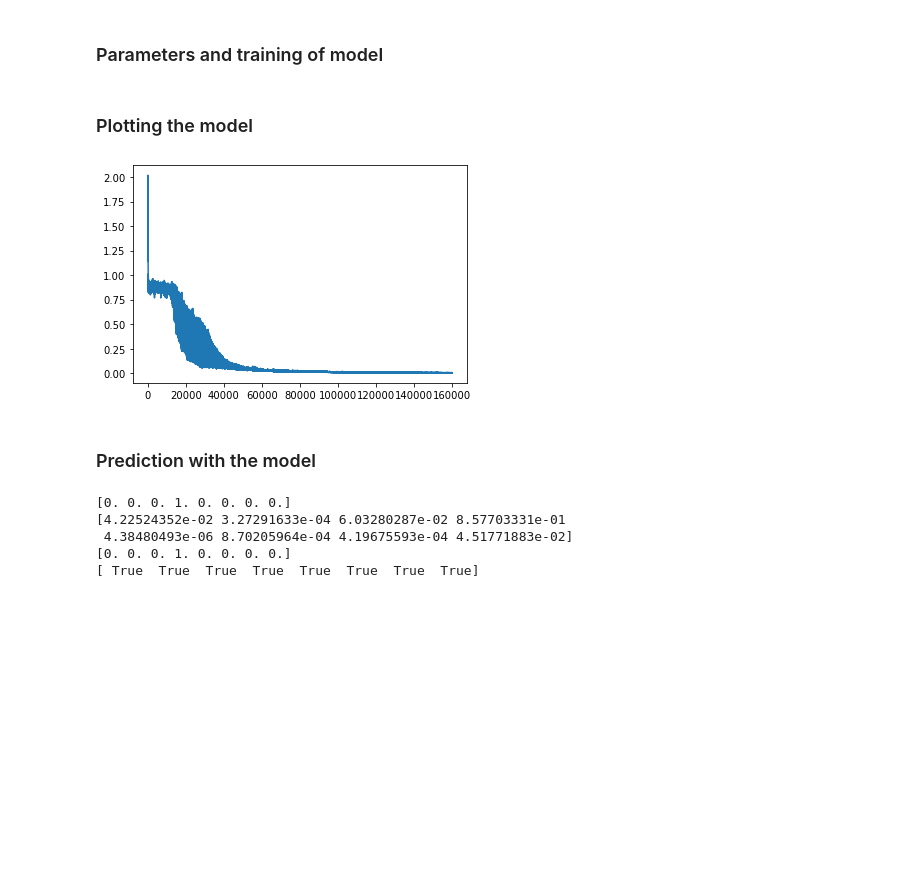
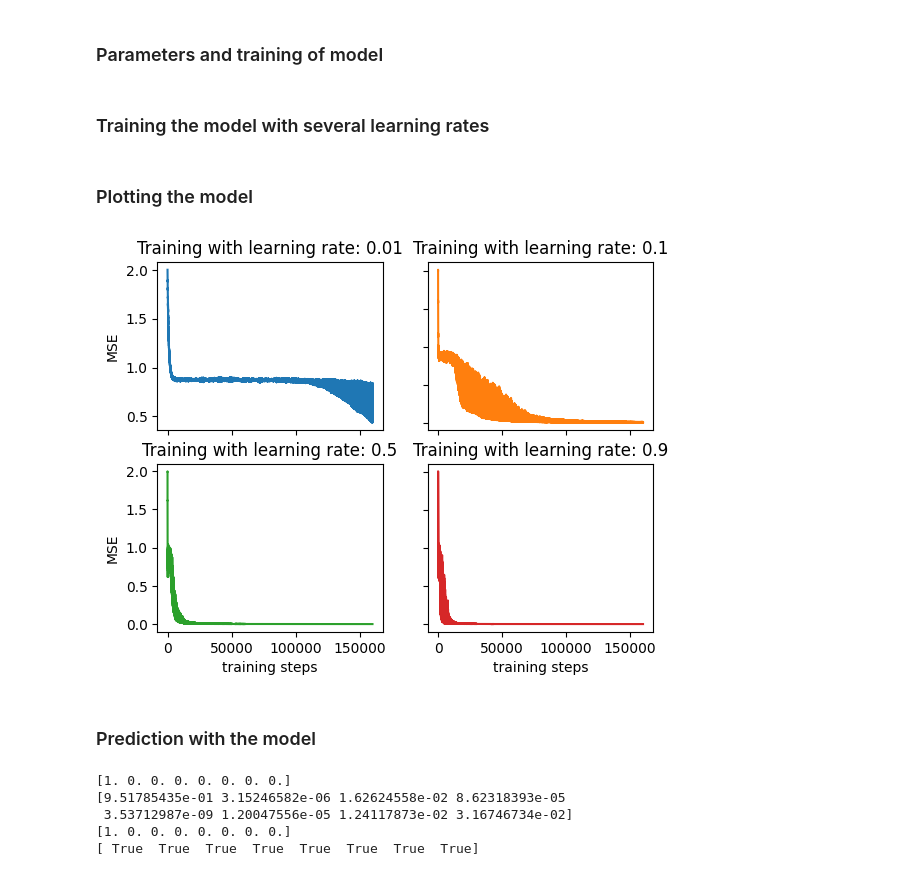
Before and after one commit to SimonJasansky/ACML, a Jupyter notebook: backprop_v3.ipynb, the cells around one changed output. Cells and saved outputs as stored; diff of their text form; code cells hidden in the pictures; blank space fills up the shorter version.

Commit message:
formatted and added new plots

```diff
--- a/backprop_v3.ipynb
+++ b/backprop_v3.ipynb
@@ -108,16 +109,57 @@ W1, W2, loss = train(
+# %% [markdown]
+### Training the model with several learning rates
+# %%
+lr_list = [0.01, 0.1, 0.5, 0.9]
+losses = list()
+
+for lr in lr_list:
+    W1 = np.random.normal(0, 0.01, 3*9).reshape(3, 9) # 3x9 matrix
+    W2 = np.random.normal(0, 0.01, 8*4).reshape(8, 4) # 8x4 matrix
+
+    _, _, loss = train(
+        inputs = inputs,
+        W1 = W1,
+        W2 = W2,
+        batch_size = 8,
+        epochs = 20000,
+        lr = lr,
+        weight_decay = 0.0001
+    )
+
+    losses.append(loss)
 # %% [markdown]
 ### Plotting the model
-# %%
-import matplotlib.pyplot as plt
-plt.plot((list(range(len(loss)))), loss)
-plt.show()
-# %% [output]
-[figure, removed]
+# %%
+import matplotlib.pyplot as plt
+
+figure, axis = plt.subplots(2, 2)
+
+axis[0, 0].plot((list(range(len(losses[0])))), losses[0])
+axis[0, 0].set_title(f"Training with learning rate: {lr_list[0]}")
+
+axis[0, 1].plot((list(range(len(losses[1])))), losses[1], 'tab:orange')
+axis[0, 1].set_title(f"Training with learning rate: {lr_list[1]}")
+
+axis[1, 0].plot((list(range(len(losses[2])))), losses[2], 'tab:green')
+axis[1, 0].set_title(f"Training with learning rate: {lr_list[2]}")
+
+axis[1, 1].plot((list(range(len(losses[3])))), losses[3], 'tab:red')
+axis[1, 1].set_title(f"Training with learning rate: {lr_list[3]}")
+
+for ax in axis.flat:
+    ax.set(xlabel='training steps', ylabel='MSE')
+
+for ax in axis.flat:
+    ax.label_outer()
+
+plt.show()
+# %% [output]
+[figure, added]
 # %% [markdown]
 ### Prediction with the model
 # %%
 # select some input
-index = 3
+index = 0
 print(np.delete(inputs[index], 0).reshape(1,-1)[0])
 _, output = forward_prop(inputs[index], W1, W2)
 print(output)
@@ -126,8 +168,8 @@ print((argmax(output) == np.delete(inputs[index], 0).reshape(1,-1)[0]))
 
 # indeed the model predicted well for this input
 # %% [output]
-[0. 0. 0. 1. 0. 0. 0. 0.]
-[4.22524352e-02 3.27291633e-04 6.03280287e-02 8.57703331e-01
- 4.38480493e-06 8.70205964e-04 4.19675593e-04 4.51771883e-02]
-[0. 0. 0. 1. 0. 0. 0. 0.]
+[1. 0. 0. 0. 0. 0. 0. 0.]
+[9.51785435e-01 3.15246582e-06 1.62624558e-02 8.62318393e-05
+ 3.53712987e-09 1.20047556e-05 1.24117873e-02 3.16746734e-02]
+[1. 0. 0. 0. 0. 0. 0. 0.]
 [ True  True  True  True  True  True  True  True]
```
Also changed, not shown: parts of 2 cells of this notebook.
